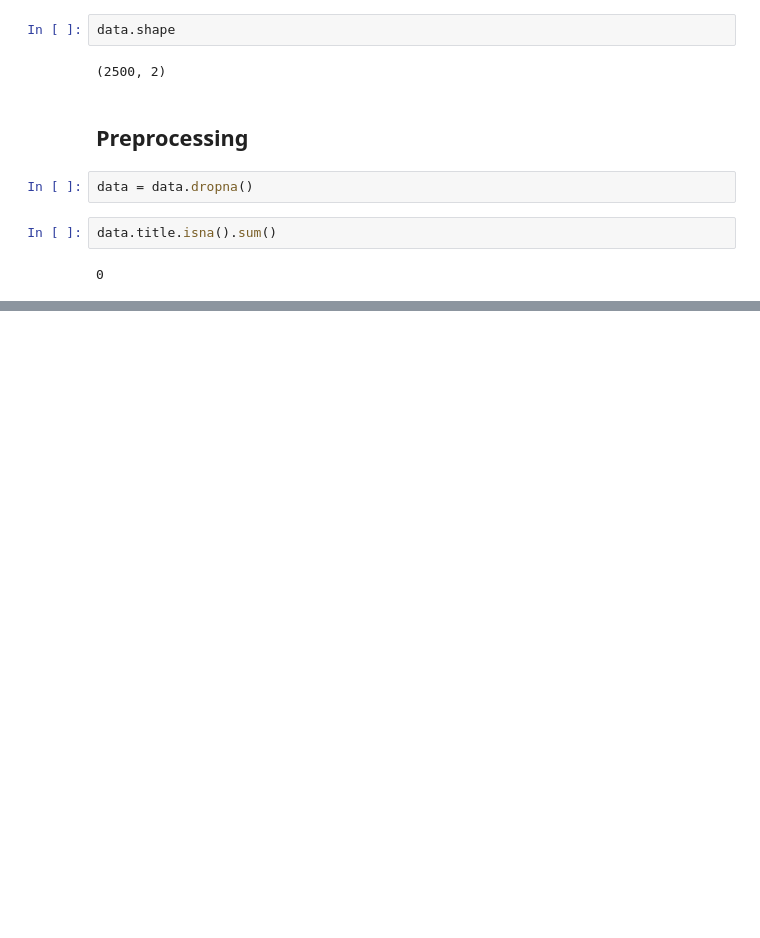
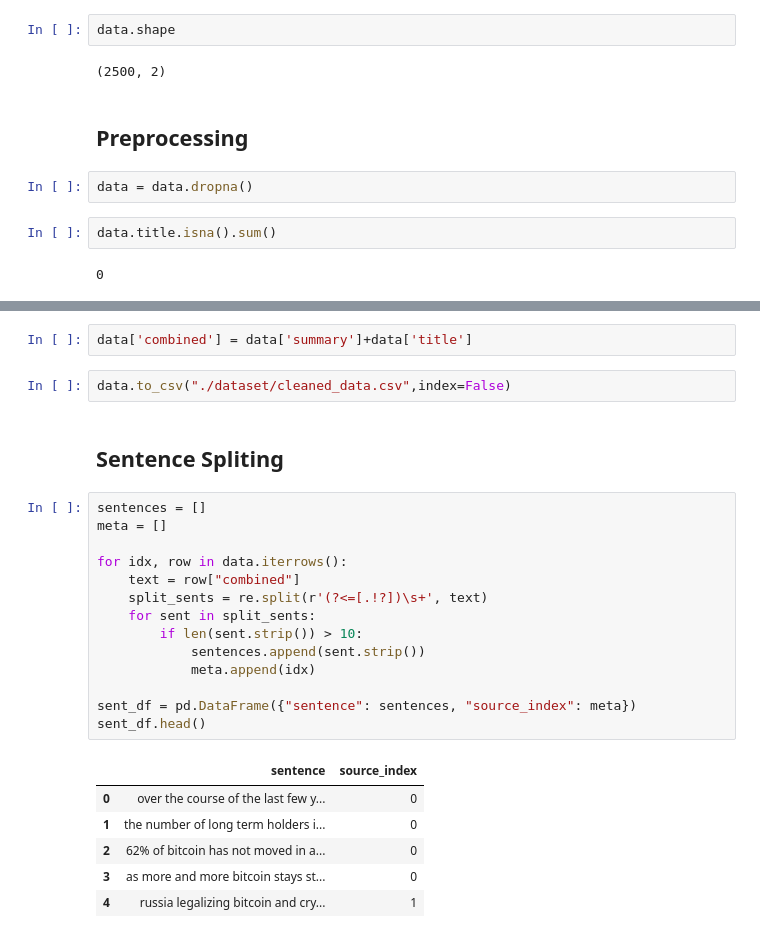
Before and after one commit to gaurav1-9/temporal-topical-sorting, a Jupyter notebook: bitcoin/code_v1.ipynb, the cells around one changed output, grey strips where cells are left out. Cells and saved outputs as stored; diff of their text form; blank space fills up the shorter version.

```diff
--- a/bitcoin/code_v1.ipynb
+++ b/bitcoin/code_v1.ipynb
@@ -68,3 +76,30 @@ data.head()
 | 2 | bitcoin has a maximum supply of 2... | how many bitcoins are there |
 | 3 | conceived in 2008 and launched in... | bitcoin 2008 2022 from bouncing b... |
 | 4 | bear markets are for building out... | bitcoin lightning network capacit... |
+# %%
+data['combined'] = data['summary']+data['title']
+# %%
+data.to_csv("./dataset/cleaned_data.csv",index=False)
+# %% [markdown]
+## Sentence Spliting
+# %%
+sentences = []
+meta = []
+
+for idx, row in data.iterrows():
+    text = row["combined"]
+    split_sents = re.split(r'(?<=[.!?])\s+', text)
+    for sent in split_sents:
+        if len(sent.strip()) > 10:
+            sentences.append(sent.strip())
+            meta.append(idx)
+
+sent_df = pd.DataFrame({"sentence": sentences, "source_index": meta})
+sent_df.head()
+# %% [output]
+|  | sentence | source_index |
+| 0 | over the course of the last few y... | 0 |
+| 1 | the number of long term holders i... | 0 |
+| 2 | 62% of bitcoin has not moved in a... | 0 |
+| 3 | as more and more bitcoin stays st... | 0 |
+| 4 | russia legalizing bitcoin and cry... | 1 |
```
Also changed, not shown: parts of 11 cells of this notebook, 2 other files.
